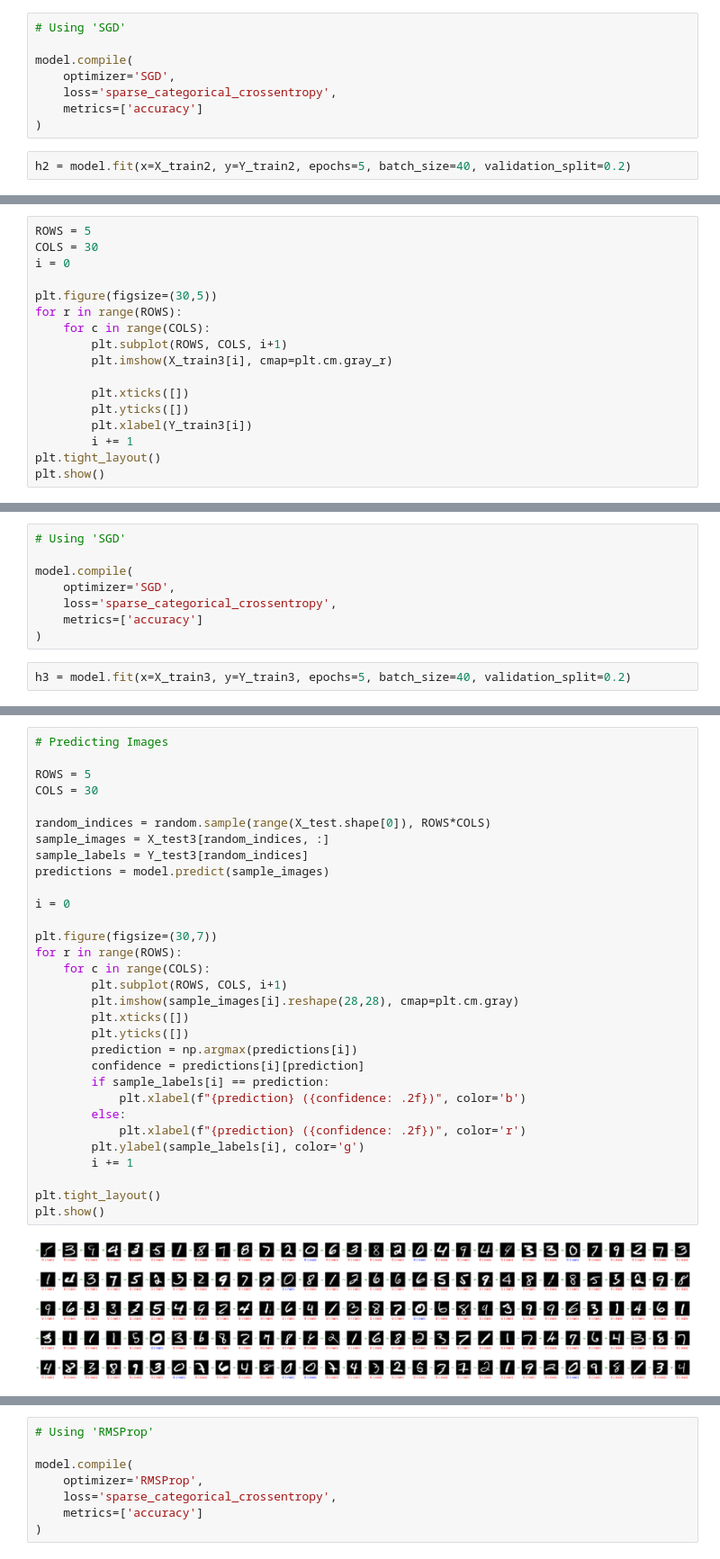
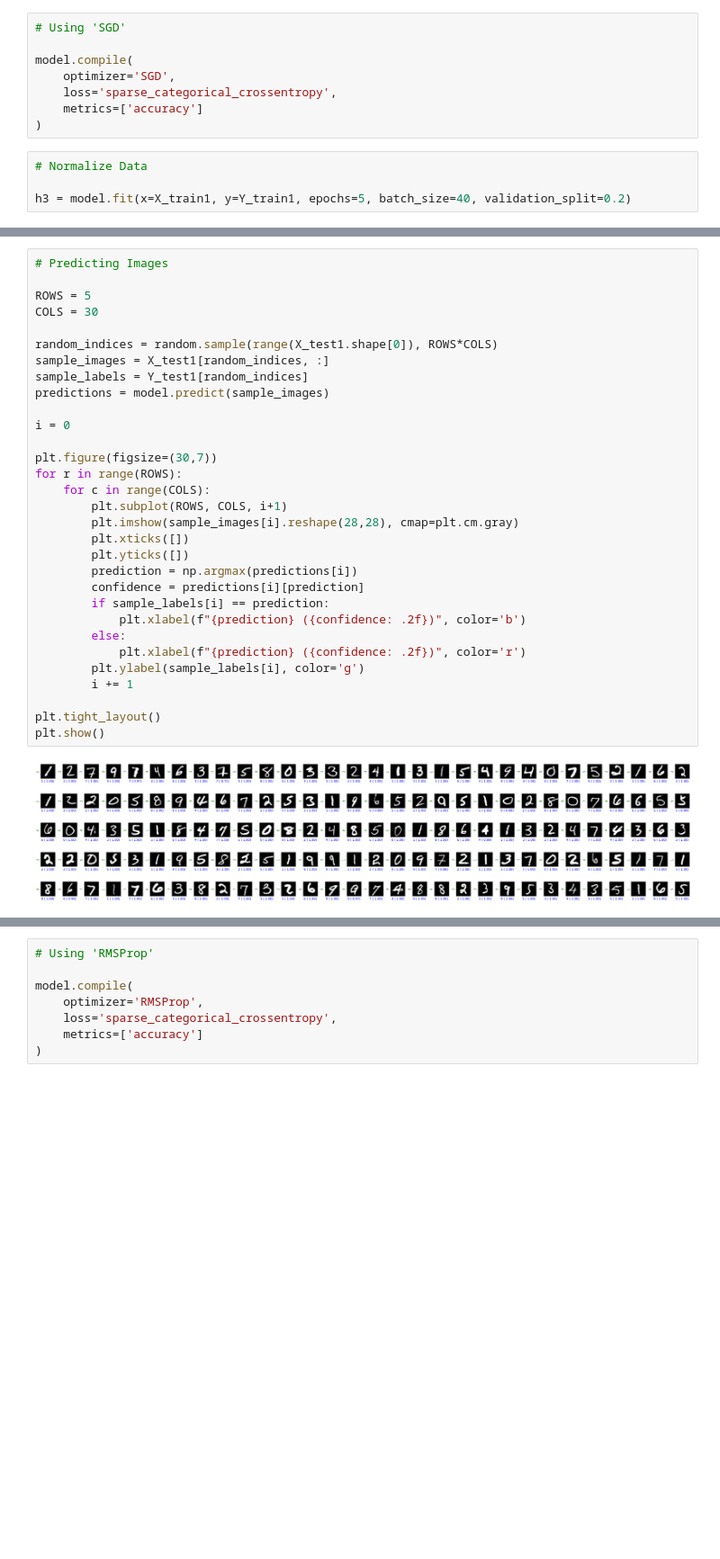
Before and after one commit to KowshikChakraborty-AIUB/CVPR, a Jupyter notebook: PA-01/PA-01 (Programming Assignment-01).ipynb, the cells around one changed output, grey strips where cells are left out. Shown at 90% size. Cells and saved outputs as stored; diff of their text form; blank space fills up the shorter version.

```diff
--- a/PA-01/PA-01 (Programming Assignment-01).ipynb
+++ b/PA-01/PA-01 (Programming Assignment-01).ipynb
@@ -360,6 +272,8 @@ model.compile(
     metrics=['accuracy']
 )
 # %%
-h2 = model.fit(x=X_train2, y=Y_train2, epochs=5, batch_size=40, validation_split=0.2)
+# Normalize Data
+
+h3 = model.fit(x=X_train1, y=Y_train1, epochs=5, batch_size=40, validation_split=0.2)
 # %% [output]
 Epoch 1/5
@@ -446,17 +288,0 @@ print(X_test3.shape, Y_test3.shape)
-# %%
-ROWS = 5
-COLS = 30
-i = 0
-
-plt.figure(figsize=(30,5))
-for r in range(ROWS):
-    for c in range(COLS):
-        plt.subplot(ROWS, COLS, i+1)
-        plt.imshow(X_train3[i], cmap=plt.cm.gray_r)
-
-        plt.xticks([])
-        plt.yticks([])
-        plt.xlabel(Y_train3[i])
-        i += 1
-plt.tight_layout()
-plt.show()
@@ -469,10 +288,0 @@ X_train3, X_test3 = X_train3.reshape(-1, 28,28,1), X_test3.reshape(-1, 28,28,1)
-# %%
-# Using 'SGD'
-
-model.compile(
-    optimizer='SGD',
-    loss='sparse_categorical_crossentropy',
-    metrics=['accuracy']
-)
-# %%
-h3 = model.fit(x=X_train3, y=Y_train3, epochs=5, batch_size=40, validation_split=0.2)
@@ -521,33 +322,33 @@ Test Loss: nan
 # %%
 # Predicting Images
 
 ROWS = 5
 COLS = 30
 
-random_indices = random.sample(range(X_test.shape[0]), ROWS*COLS)
-sample_images = X_test3[random_indices, :]
-sample_labels = Y_test3[random_indices]
+random_indices = random.sample(range(X_test1.shape[0]), ROWS*COLS)
+sample_images = X_test1[random_indices, :]
+sample_labels = Y_test1[random_indices]
 predictions = model.predict(sample_images)
 
 i = 0
 
 plt.figure(figsize=(30,7))
 for r in range(ROWS):
     for c in range(COLS):
         plt.subplot(ROWS, COLS, i+1)
         plt.imshow(sample_images[i].reshape(28,28), cmap=plt.cm.gray)
         plt.xticks([])
         plt.yticks([])
         prediction = np.argmax(predictions[i])
         confidence = predictions[i][prediction]
         if sample_labels[i] == prediction:
             plt.xlabel(f"{prediction} ({confidence: .2f})", color='b')
         else:
             plt.xlabel(f"{prediction} ({confidence: .2f})", color='r')
         plt.ylabel(sample_labels[i], color='g')
         i += 1
 
 plt.tight_layout()
 plt.show()
 # %% [output]
-[figure, old version]
+[figure, new version]
```
Also changed, not shown: parts of 55 cells of this notebook.
